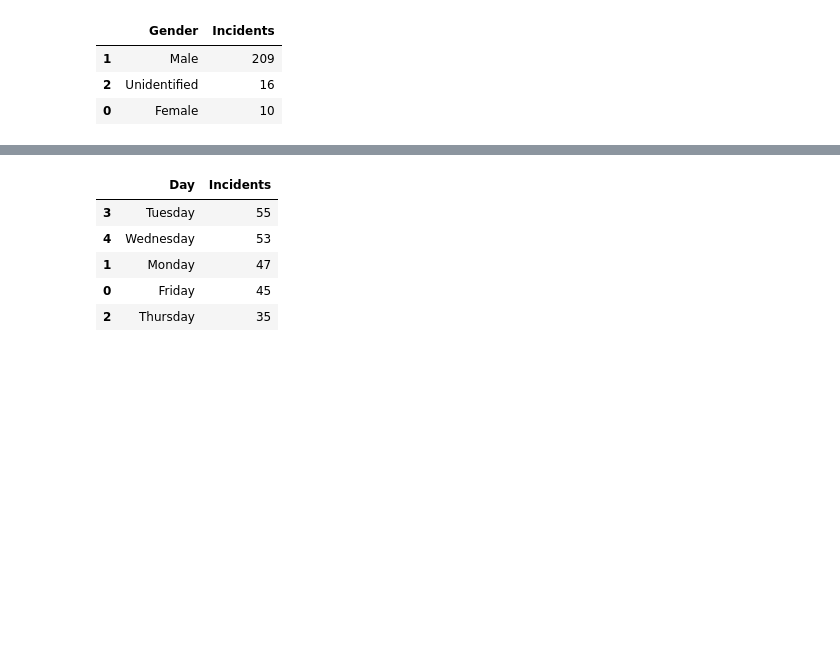
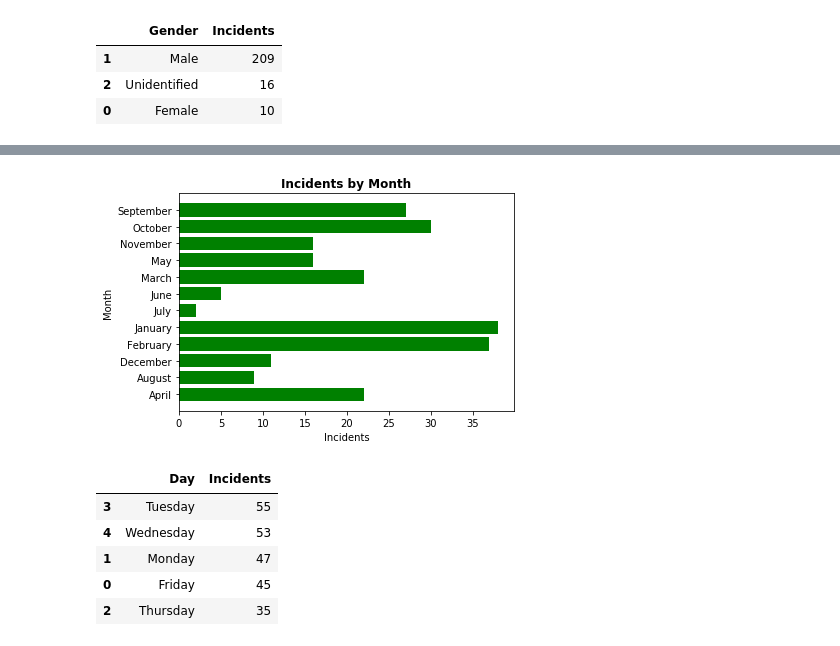
Before and after one commit to jehatcher/project1, a Jupyter notebook: main.ipynb, the cells around one changed output, grey strips where cells are left out. Saved outputs shown, nothing was run; the diff lists cells and outputs as text; code cells hidden in the pictures; blank space fills up the shorter version.

```diff
--- a/main.ipynb
+++ b/main.ipynb
@@ -57,0 +78,4 @@ plt.show()
+# %%
+# Store number of incidents grouped by month
+byMonth = data.groupby(['Month'])['Month'].count().reset_index(name='Incidents')
+byMonth.sort_values('Incidents', ascending=False).head()
@@ -58,3 +89,12 @@ plt.show()
+# %%
+# Generate chart for number of incidents grouped by month
+plt.barh(byMonth['Month'], byMonth['Incidents'], color='g')
+plt.title('Incidents by Month', fontweight='bold')
+plt.xlabel('Incidents')
+plt.ylabel('Month')
+plt.show()
+# %% [output]
+[figure, added]
 # %%
 # Store number of incidents grouped by day
 byDay = data.groupby(['Day'])['Day'].count().reset_index(name='Incidents')
```
Also changed, not shown: parts of 11 cells of this notebook.
